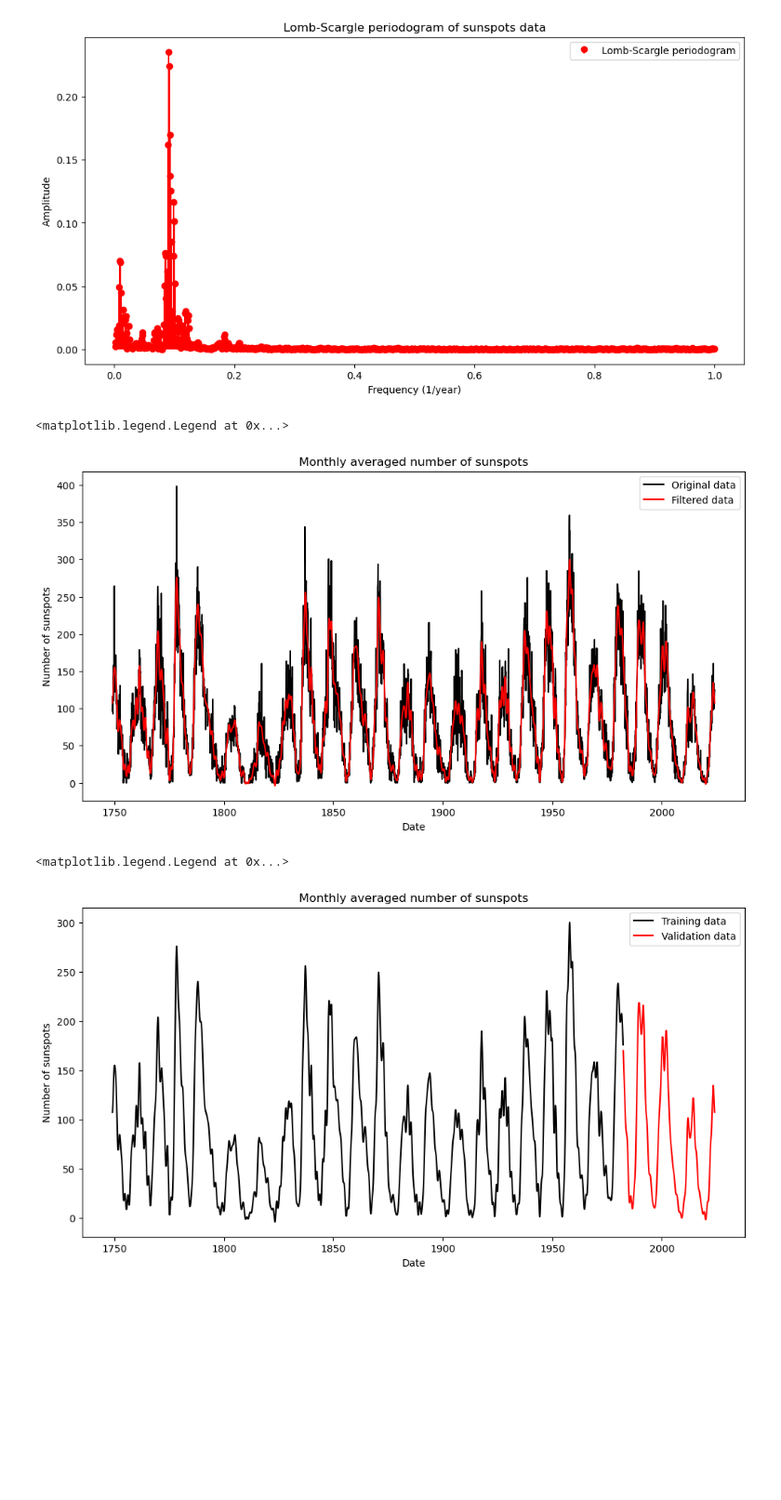
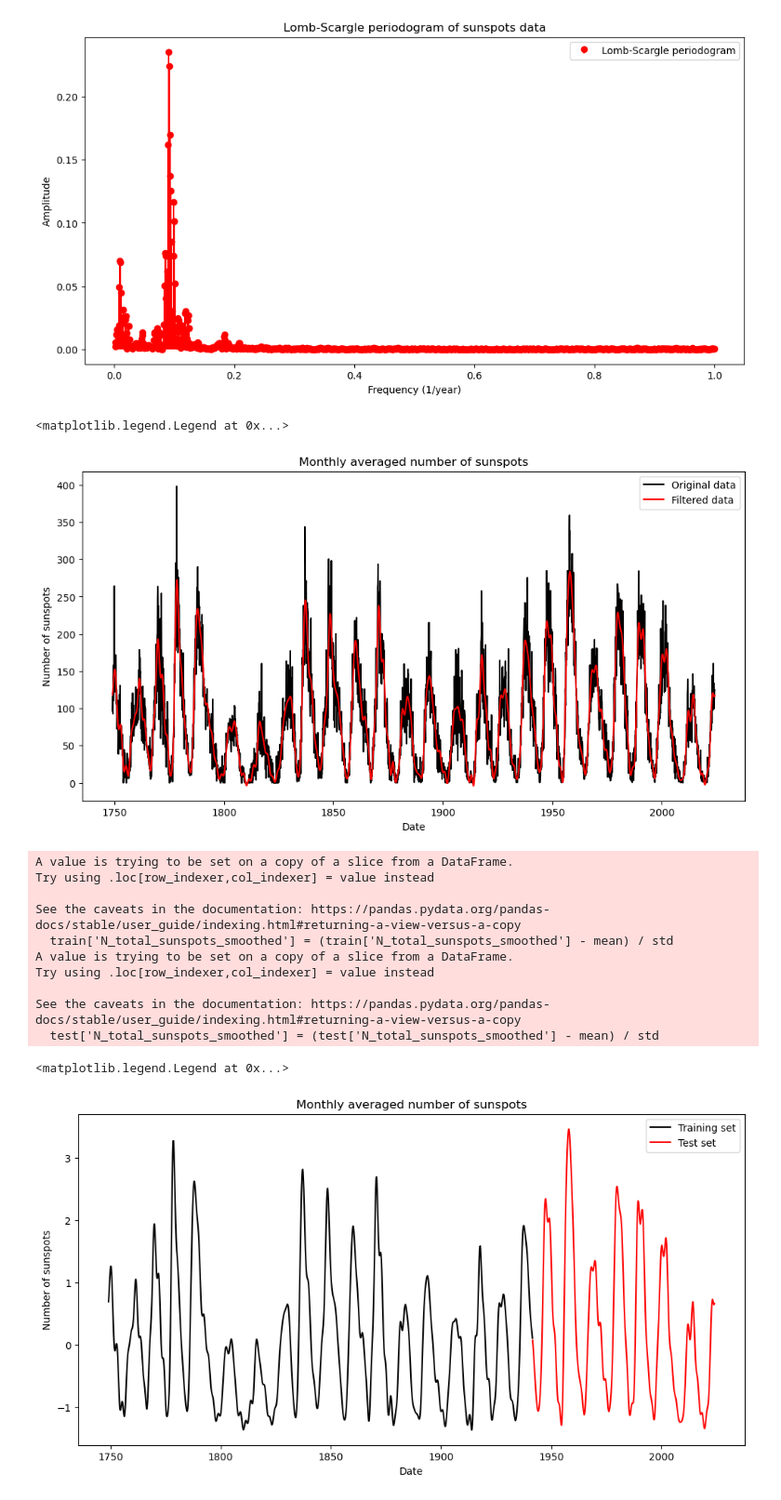
Before and after one commit to lennartvoelz/sunspot_data, a Jupyter notebook: scripts/showcase.ipynb, the cells around one changed output. Shown at 93% size. Drawn from its saved outputs; the diff is of its cells as text; code cells hidden in the pictures; blank space fills up the shorter version.

Commit message:
data processing file needs documentation and fixes, so not pushing rn

```diff
--- a/scripts/showcase.ipynb
+++ b/scripts/showcase.ipynb
@@ -58,11 +51,7 @@ plt.legend()
 <matplotlib.legend.Legend at 0x...>
 [figure]
 # %%
-ft = rfft(sunspots["N_total_sunspots_smoothed"].to_numpy())
-frequencies = rfftfreq(len(sunspots["N_total_sunspots_smoothed"]), d=sunspots["Dec_Year"].diff().mean())
-
-ft[frequencies>0.8] = 0
-sunspots_filtered = irfft(ft)
+sunspots_filtered = data_processing.filter_data(df = sunspots, treshold = 0.5, x = 'Dec_Year', y = 'N_total_sunspots_smoothed')
 
 fig, ax = plt.subplots(figsize=(12, 6))
 
@@ -76,4 +65,4 @@ ax.set(
 plt.legend()
 # %% [output]
 <matplotlib.legend.Legend at 0x...>
-[figure, old version]
+[figure, new version]
@@ -82,25 +69,31 @@ sunspots['N_total_sunspots_smoothed'] = sunspots_filtered
+# %%
+sunspots['N_total_sunspots_smoothed'] = sunspots_filtered
+sunspots = sunspots[['Dec_Year', 'N_total_sunspots_smoothed']]
+num_features = sunspots.shape[1]
 # %%
-split_time = 2800
-time_train = sunspots['Dec_Year'][:split_time]
-x_train = sunspots['N_total_sunspots_smoothed'][:split_time]
-time_valid = sunspots['Dec_Year'][split_time:]
-x_valid = sunspots['N_total_sunspots_smoothed'][split_time:]
-
-time_train = time_train.to_numpy()
-x_train = x_train.to_numpy()
-time_valid = time_valid.to_numpy()
-x_valid = x_valid.to_numpy()
+train_set, test_set = data_processing.split_data(sunspots)
+train_set, test_set = data_processing.standardize_data(train_set, test_set)
 
 fig, ax = plt.subplots(figsize=(12, 6))
 
-ax.plot(time_train, x_train, 'k-', label='Training data')
-ax.plot(time_valid, x_valid, 'r-', label='Validation data')
+ax.plot(train_set['Dec_Year'], train_set['N_total_sunspots_smoothed'], 'k-', label='Training set')
+ax.plot(test_set['Dec_Year'], test_set['N_total_sunspots_smoothed'], 'r-', label='Test set')
 ax.set(
     xlabel='Date',
     ylabel='Number of sunspots',
     title='Monthly averaged number of sunspots',
 )
 plt.legend()
 # %% [output]
-<matplotlib.legend.Legend at 0x...>
+A value is trying to be set on a copy of a slice from a DataFrame.
+Try using .loc[row_indexer,col_indexer] = value instead
+
+See the caveats in the documentation: https://pandas.pydata.org/pandas-docs/stable/user_guide/indexing.html#returning-a-view-versus-a-copy
+  train['N_total_sunspots_smoothed'] = (train['N_total_sunspots_smoothed'] - mean) / std
+A value is trying to be set on a copy of a slice from a DataFrame.
+Try using .loc[row_indexer,col_indexer] = value instead
+
+See the caveats in the documentation: https://pandas.pydata.org/pandas-docs/stable/user_guide/indexing.html#returning-a-view-versus-a-copy
+  test['N_total_sunspots_smoothed'] = (test['N_total_sunspots_smoothed'] - mean) / std
+<matplotlib.legend.Legend at 0x...>
-[figure, old version]
+[figure, new version]
```
Also changed, not shown: parts of 9 cells of this notebook.
